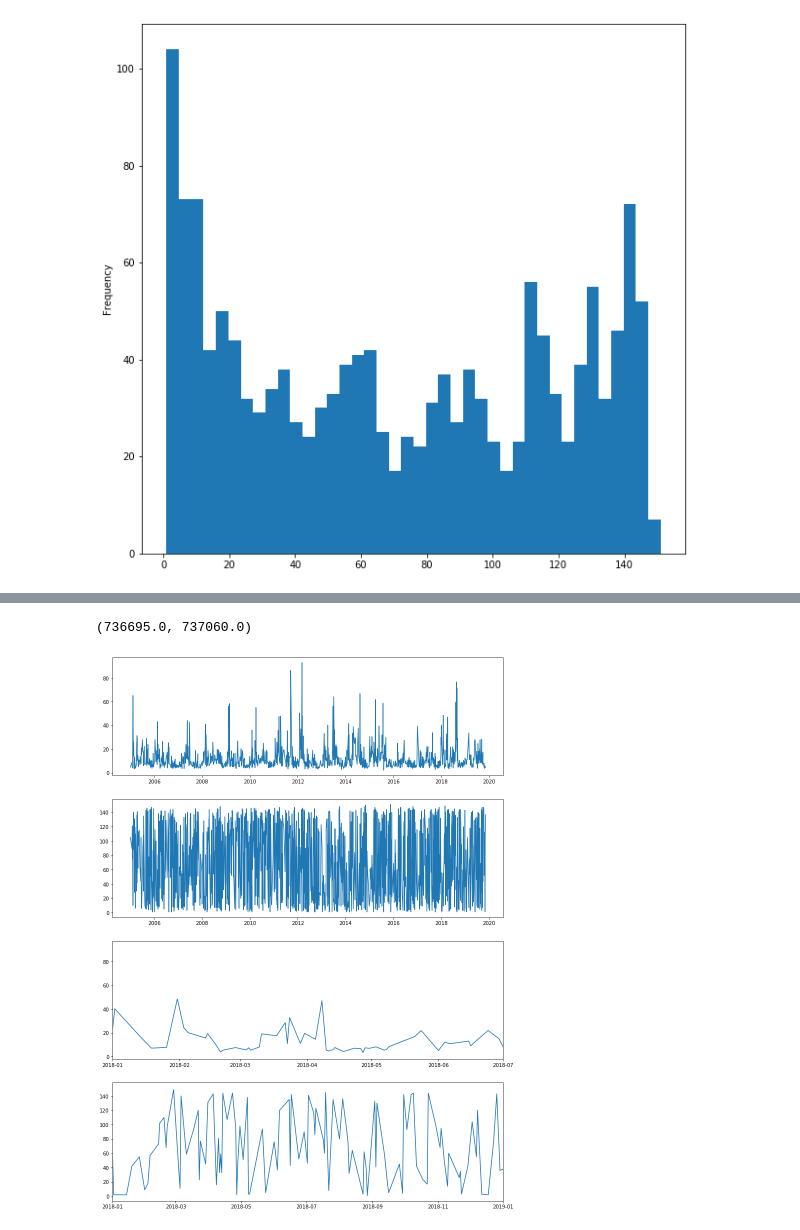
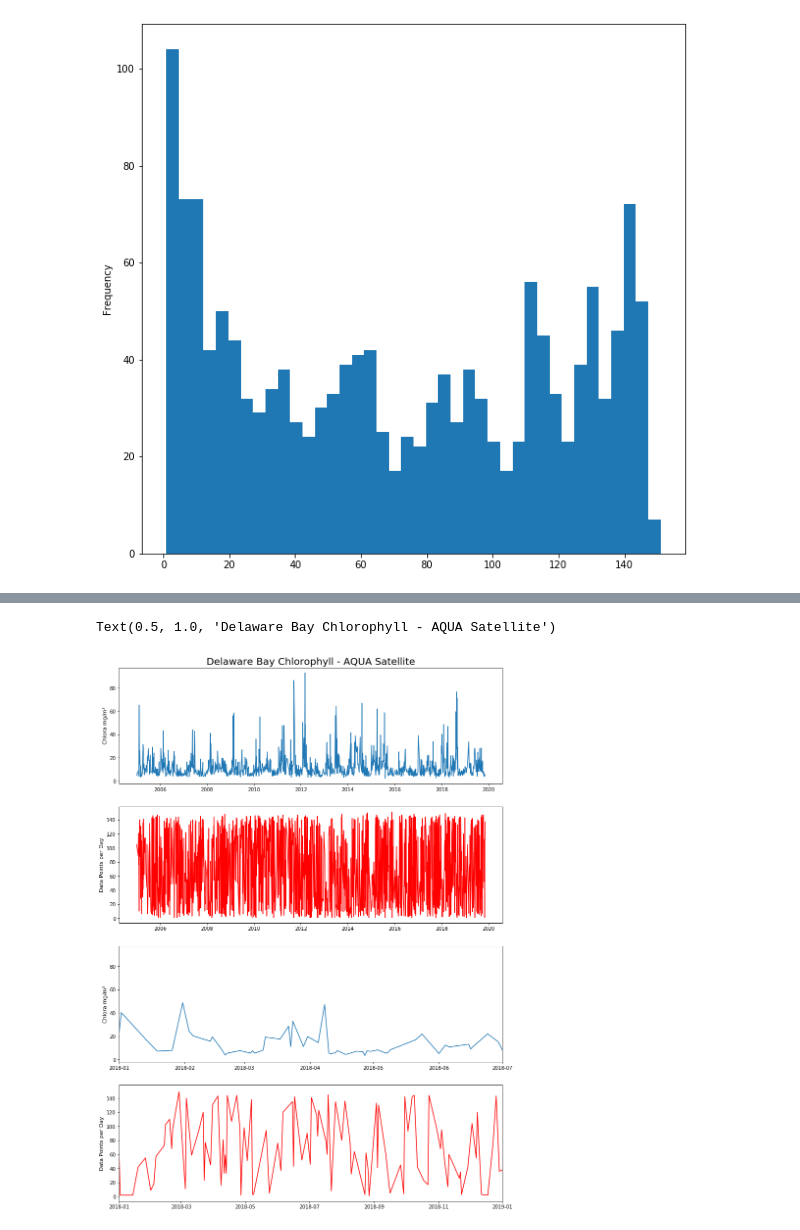
Before and after one commit to dbazzett/EI-DelBayChl, a Jupyter notebook: 1.1 Aqua.ipynb, the cells around one changed output, grey strips where cells are left out. Saved outputs shown, nothing was run; the diff lists cells and outputs as text; code cells hidden in the pictures.

```diff
--- a/1.1 Aqua.ipynb
+++ b/1.1 Aqua.ipynb
@@ -159,30 +159,21 @@ plt.ylim(ymax=np.ceil(maxfreq / 10) * 10 if maxfreq % 10 else maxfreq + 10)
 # %%
 fig, ax = plt.subplots(nrows=4,ncols=1,figsize=(14,20))
 
-# aqua_avg.time,'chl_oc3'
 ax[0].plot(aqua_avg.time,aqua_avg.chl_oc3)
-# ax[0].plot(t0,lowPassChl,c='r')
+ax[0].set_ylabel('Chlora mg/m³', fontsize=11)
 
-ax[1].plot(aqua_avg.time,aqua_avg.avg_count)
-# ax[1].plot(t0,lowPassChl,c='r')
-# ax[1].set_xlim(pd.Timestamp('2011-01-01'), pd.Timestamp('2013-01-01'))
+ax[1].plot(aqua_avg.time,aqua_avg.avg_count, c="r")
+ax[1].set_ylabel('Data Points per Day', fontsize=11)
 
 ax[2].plot(aqua_avg.time,aqua_avg.chl_oc3)
-# ax[2].plot(t0,lowPassChl,c='r')
+ax[2].set_ylabel('Chlora mg/m³', fontsize=11)
 ax[2].set_xlim(pd.Timestamp('2018-01-01'), pd.Timestamp('2018-07-01'))
 
-ax[3].plot(aqua_avg.time,aqua_avg.avg_count)
-# ax[3].plot(t0,lowPassChl,c='r')
+ax[3].plot(aqua_avg.time,aqua_avg.avg_count,c="r")
+ax[3].set_ylabel('Data Points per Day', fontsize=11)
 ax[3].set_xlim(pd.Timestamp('2018-01-01'), pd.Timestamp('2019-01-01'))
 
-
-# ax[0].legend(['original signal','low pass filtered'], fontsize=12,
-#               loc='upper left',bbox_to_anchor=(0.02,1.4))
-# for i in range(len(ax)): ax[i].set_ylabel('Chlora mg/m³', fontsize=11)
-# for i in range(len(ax)): ax[i].grid()
-
-# ax[3].set_xlabel('time', fontsize=14);
-# ax[0].set_title('Delaware Bay Chlor - Low Pass Signal',fontsize=20)
+ax[0].set_title('Delaware Bay Chlorophyll - AQUA Satellite',fontsize=20)
 # %% [output]
-(736695.0, 737060.0)
+Text(0.5, 1.0, 'Delaware Bay Chlorophyll - AQUA Satellite')
-[figure, old version]
+[figure, new version]
```
Also changed, not shown: parts of 1 cell of this notebook.
